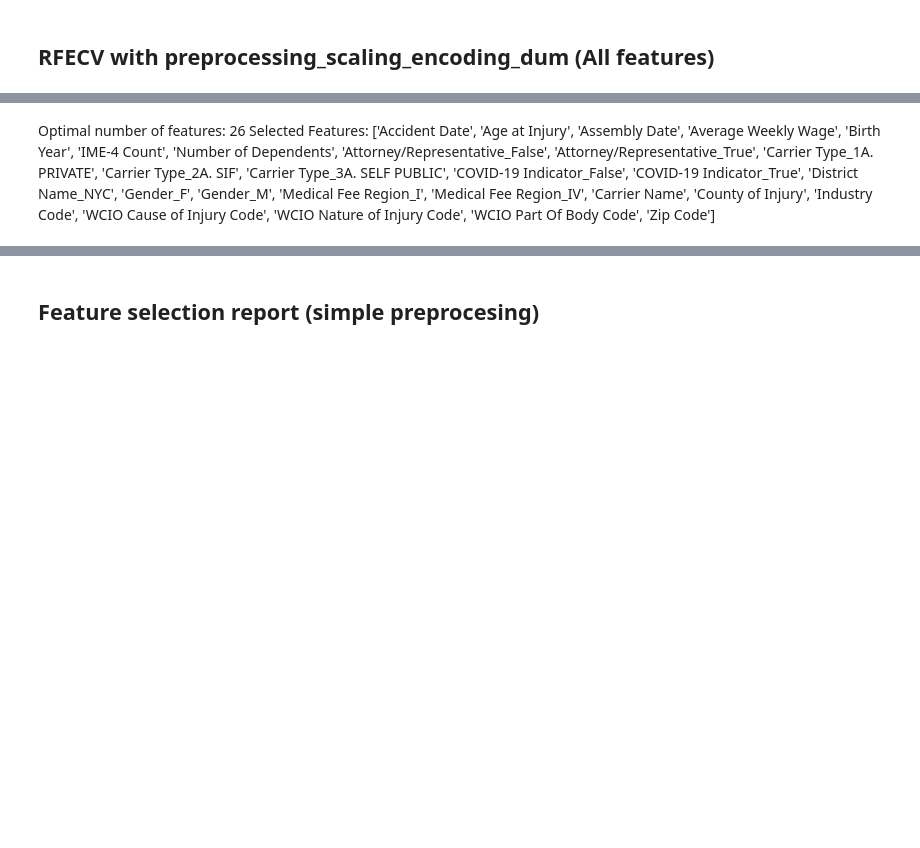
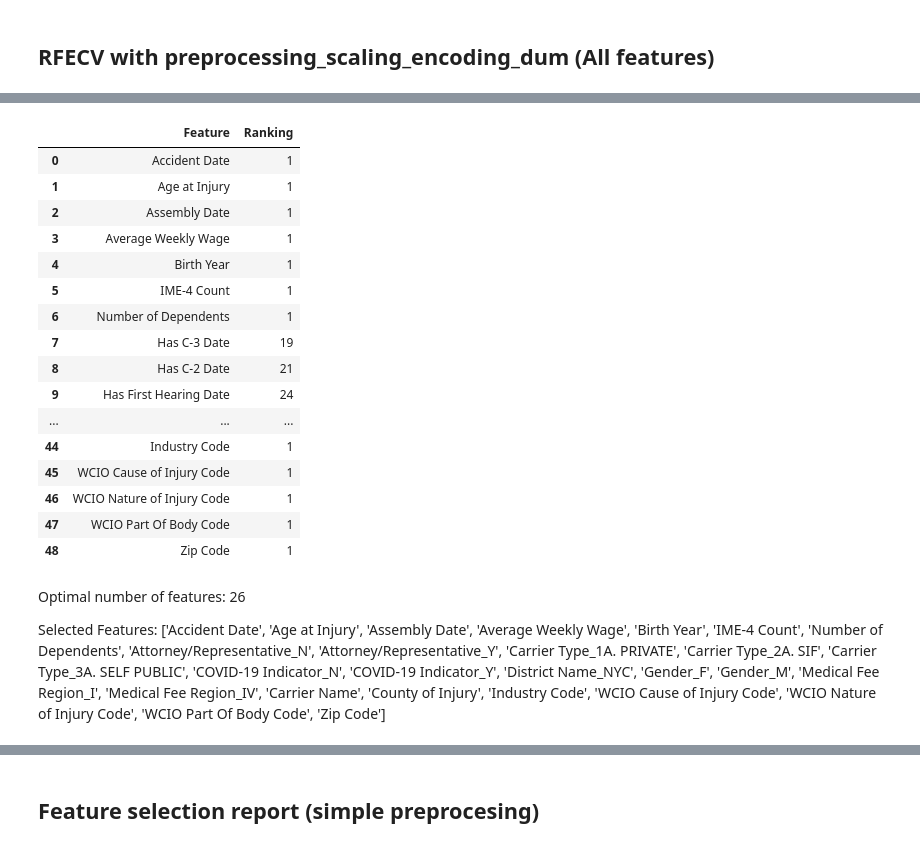
Before and after one commit to tmnstraub/ML_Group36, a Jupyter notebook: src/ModelAssessment.ipynb, the cells around one changed output, grey strips where cells are left out. Saved outputs shown, nothing was run; the diff lists cells and outputs as text; code cells hidden in the pictures; blank space fills up the shorter version.

```diff
--- a/src/ModelAssessment.ipynb
+++ b/src/ModelAssessment.ipynb
@@ -756,6 +759,27 @@ print("Selected Features:", selected_features_RFE_basic)
 # %%
 feature_ranking = pd.DataFrame({'Feature': X_combined.columns, 'Ranking': feature_ranking})
 Optimal_number_of_features = 26
+# %%
+feature_ranking
+# %% [output]
+|  | Feature | Ranking |
+| 0 | Accident Date | 1 |
+| 1 | Age at Injury | 1 |
+| 2 | Assembly Date | 1 |
+| 3 | Average Weekly Wage | 1 |
+| 4 | Birth Year | 1 |
+| 5 | IME-4 Count | 1 |
+| 6 | Number of Dependents | 1 |
+| 7 | Has C-3 Date | 19 |
+| 8 | Has C-2 Date | 21 |
+| 9 | Has First Hearing Date | 24 |
+| ... | ... | ... |
+| 44 | Industry Code | 1 |
+| 45 | WCIO Cause of Injury Code | 1 |
+| 46 | WCIO Nature of Injury Code | 1 |
+| 47 | WCIO Part Of Body Code | 1 |
+| 48 | Zip Code | 1 |
 # %% [markdown]
-Optimal number of features: 26
-Selected Features: ['Accident Date', 'Age at Injury', 'Assembly Date', 'Average Weekly Wage', 'Birth Year', 'IME-4 Count', 'Number of Dependents', 'Attorney/Representative_False', 'Attorney/Representative_True', 'Carrier Type_1A. PRIVATE', 'Carrier Type_2A. SIF', 'Carrier Type_3A. SELF PUBLIC', 'COVID-19 Indicator_False', 'COVID-19 Indicator_True', 'District Name_NYC', 'Gender_F', 'Gender_M', 'Medical Fee Region_I', 'Medical Fee Region_IV', 'Carrier Name', 'County of Injury', 'Industry Code', 'WCIO Cause of Injury Code', 'WCIO Nature of Injury Code', 'WCIO Part Of Body Code', 'Zip Code']
+Optimal number of features: 26<br>
+
+Selected Features: ['Accident Date', 'Age at Injury', 'Assembly Date', 'Average Weekly Wage', 'Birth Year', 'IME-4 Count', 'Number of Dependents', 'Attorney/Representative_N', 'Attorney/Representative_Y', 'Carrier Type_1A. PRIVATE', 'Carrier Type_2A. SIF', 'Carrier Type_3A. SELF PUBLIC', 'COVID-19 Indicator_N', 'COVID-19 Indicator_Y', 'District Name_NYC', 'Gender_F', 'Gender_M', 'Medical Fee Region_I', 'Medical Fee Region_IV', 'Carrier Name', 'County of Injury', 'Industry Code', 'WCIO Cause of Injury Code', 'WCIO Nature of Injury Code', 'WCIO Part Of Body Code', 'Zip Code']
```
Also changed, not shown: parts of 3 cells of this notebook.
